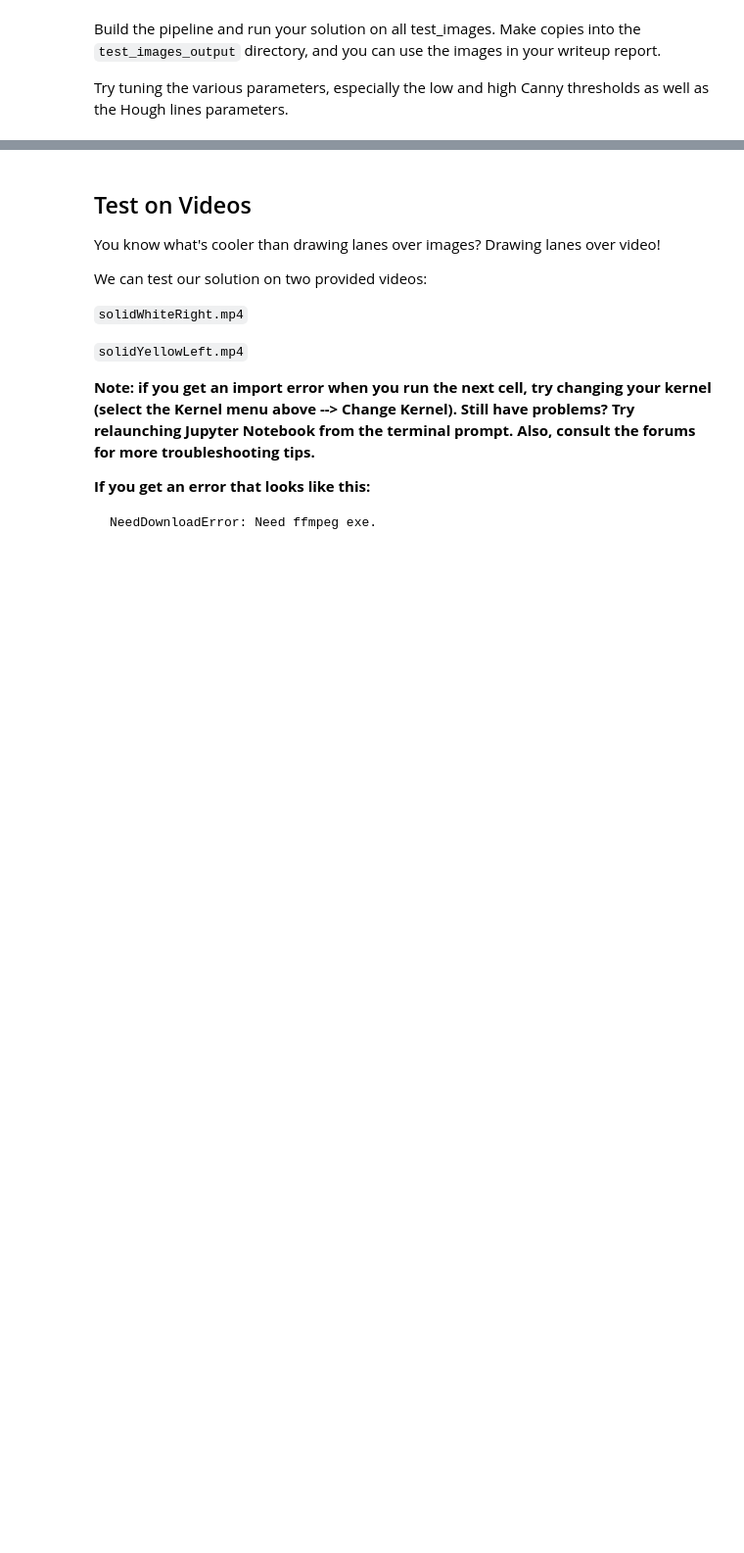
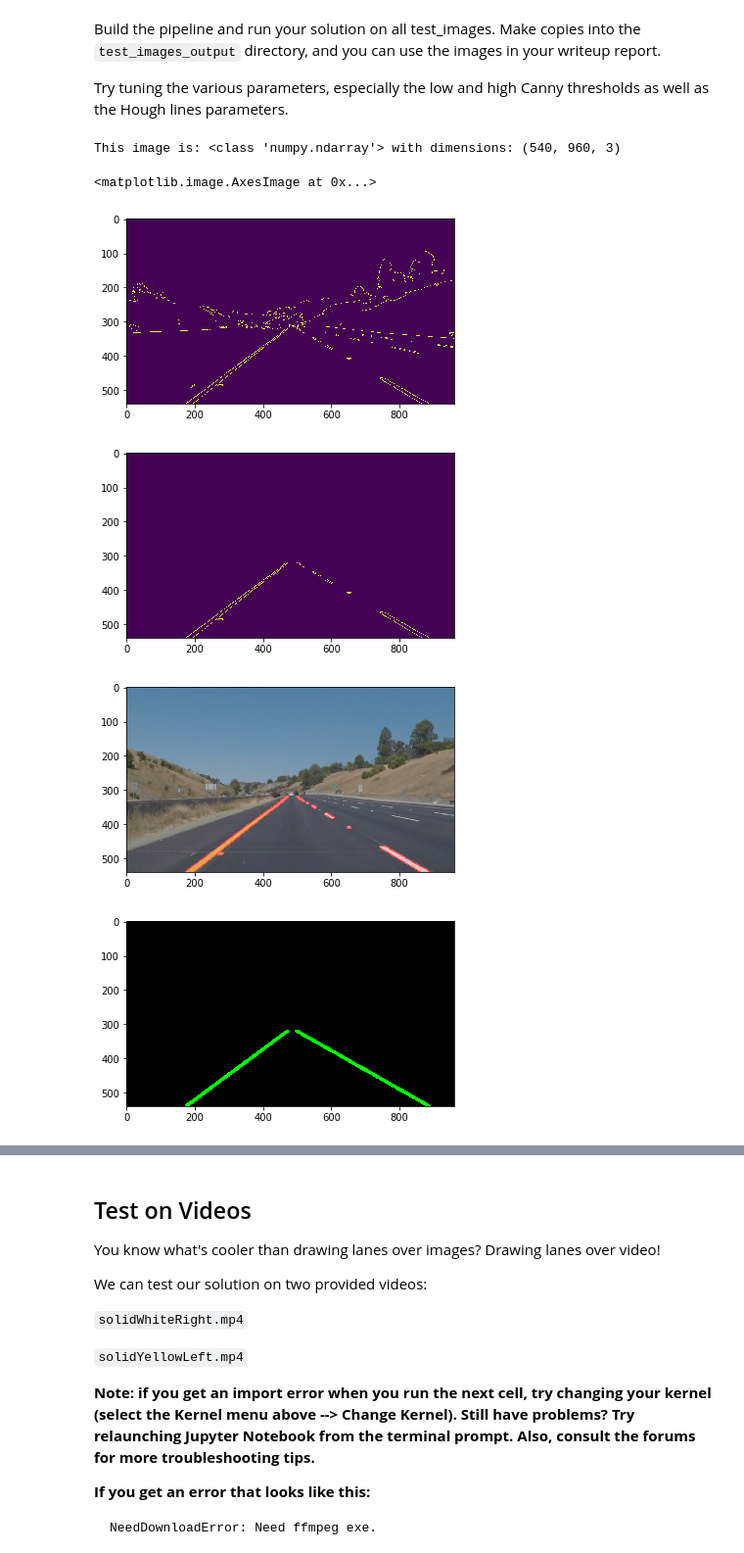
Before and after one commit to udacity/CarND-LaneLines-P1, a Jupyter notebook: P1.ipynb, the cells around one changed output, grey strips where cells are left out. Shown: that part at 98% size. Drawn from its saved outputs; the diff is of its cells as text; code cells hidden in the pictures; blank space fills up the shorter version.

Commit message:
Modified and tuned the lane tracking functions uding canny edge detection followed by hough transform

```diff
--- a/P1.ipynb
+++ b/P1.ipynb
@@ -187,0 +232,54 @@ Try tuning the various parameters, especially the low and high Canny thresholds
+# %%
+# TODO: Build your pipeline that will draw lane lines on the test_images
+# then save them to the test_images_output directory.
+#
+#reading in a test image
+test_image = mpimg.imread('test_images/whiteCarLaneSwitch.jpg')
+gray_image = grayscale(test_image)
+kernel_size = 3
+blur_gray = gaussian_blur(gray_image,kernel_size)
+edge_image = canny(blur_gray, 100, 200)
+vertices = np.array([[(130,540), (900,540), (550,320), (450,320)]], dtype=np.int32)
+#vertices=[(180,540), (860,540), (300,550), (300,450)]
+masked_edge_image=region_of_interest(edge_image, vertices)
+
+# Define the Hough  parameters
+# Make a blank the same size as our image to draw on
+rho = 1 # distance resolution in pixels of the Hough grid
+theta = np.pi/180 # angular resolution in radians of the Hough grid
+threshold = 10     # minimum number of votes (intersections in Hough grid cell)
+min_line_length = 5 #minimum number of pixels making up a line
+max_line_gap = 1    # maximum gap in pixels between connectable line segments
+line_image = np.copy(masked_edge_image)*0 # creating a blank to draw lines on
+
+# Run Hough on edge detected image
+# Output "lines" is an array containing endpoints of detected line segments
+line_image = hough_lines(masked_edge_image, rho, theta, threshold, min_line_length, max_line_gap)
+
+# Create a "color" binary image to combine with line image
+#color_edges = np.dstack((edge_image, edge_image, edge_image))
+
+# Draw the lines on the edge image
+lines_edges = weighted_img(line_image, test_image, 0.8, 1, 0)
+concatanate_line_image = concatanate_hough_lines(masked_edge_image, rho, theta, threshold, min_line_length, max_line_gap)
+overlayed_concatanate_line_image = weighted_img(concatanate_line_image, test_image, 0.8, 1, 0)
+
+
+#printing out some stats and plotting
+print('This image is:', type(image), 'with dimensions:', image.shape)
+plt.imshow(edge_image)  # if you wanted to show a single color channel image called 'gray', for example, call as plt.imshow(gray, cmap='gray')
+plt.figure()
+plt.imshow(masked_edge_image)
+plt.figure()
+plt.imshow(lines_edges)
+plt.figure()
+plt.imshow(concatanate_line_image)
+plt.figure()
+plt.imshow(overlayed_concatanate_line_image)
+# %% [output]
+This image is: <class 'numpy.ndarray'> with dimensions: (540, 960, 3)
+<matplotlib.image.AxesImage at 0x...>
+[figure, added]
+[figure, added]
+[figure, added]
+[figure, added]
```
Also changed, not shown: parts of 10 cells of this notebook.
